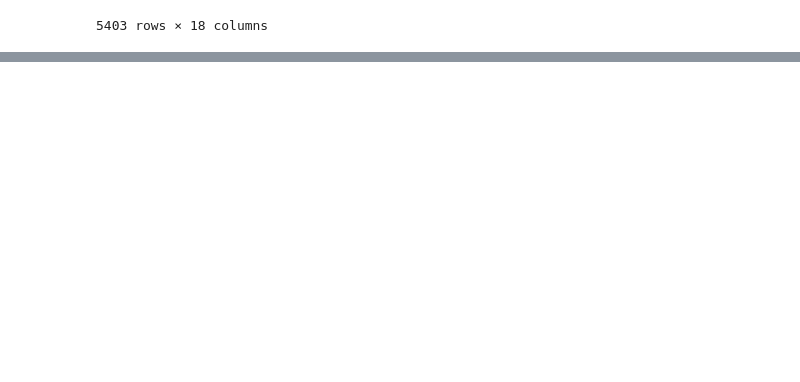
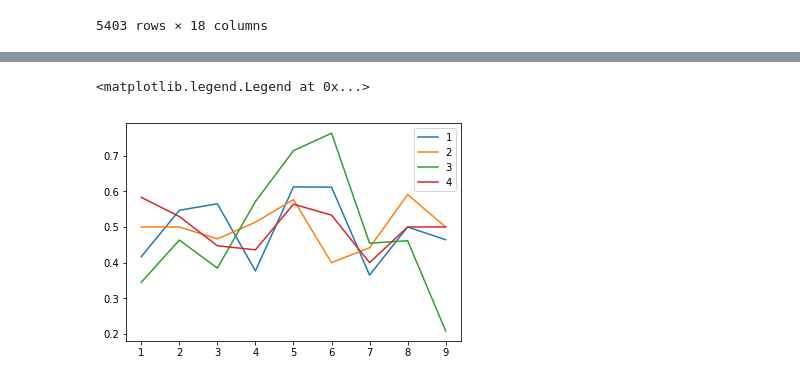
Before and after one commit to sappelhoff/sp_experiment, a Jupyter notebook: initial_analysis.ipynb, the cells around one changed output, grey strips where cells are left out. Drawn from its saved outputs; the diff is of its cells as text; code cells hidden in the pictures; blank space fills up the shorter version.

```diff
--- a/initial_analysis.ipynb
+++ b/initial_analysis.ipynb
@@ -156,0 +113,44 @@ def calc_prop_more_rewarding_selected(df):
+# %%
+plt.figure()
+for sub in range(1, 5):
+
+    fname = 'sub-{}_task-spactive_events.tsv'.format(sub)
+    fpath = op.join(data_dir, fname)
+
+    # Read the data
+    df = pd.read_csv(fpath, sep='\t')
+
+
+    ntrials = int(df['trial'].max()+1)
+
+    arr = []
+    for number in range(1, 10):
+        counter0 = 0
+        counter1 = 0
+        for trial in range(ntrials):
+            payoff_dict = get_payoff_dict(df, trial)
+            appended_distributions = [i for j in payoff_dict.values() for i in j]
+            if number not in appended_distributions:
+                continue
+
+            # Which option was the number in
+            opt = int(appended_distributions.index(number) >= len(payoff_dict[0]))
+
+            # Was that option finally selected?
+            selected_option = df[df['action_type'] == 'final_choice']['action'].tolist()[trial]
+            if opt == selected_option:
+                counter1 += 1
+
+            # Increment counter of generally number encountered
+            counter0 += 1
+
+        # Add proportion of this number
+        arr.append(counter1/counter0)
+
+
+    plt.plot(range(1,10), arr, label=sub)
+
+plt.legend()
+# %% [output]
+<matplotlib.legend.Legend at 0x...>
+[figure, added]
```
Also changed, not shown: parts of 12 cells of this notebook, 2 other files.
